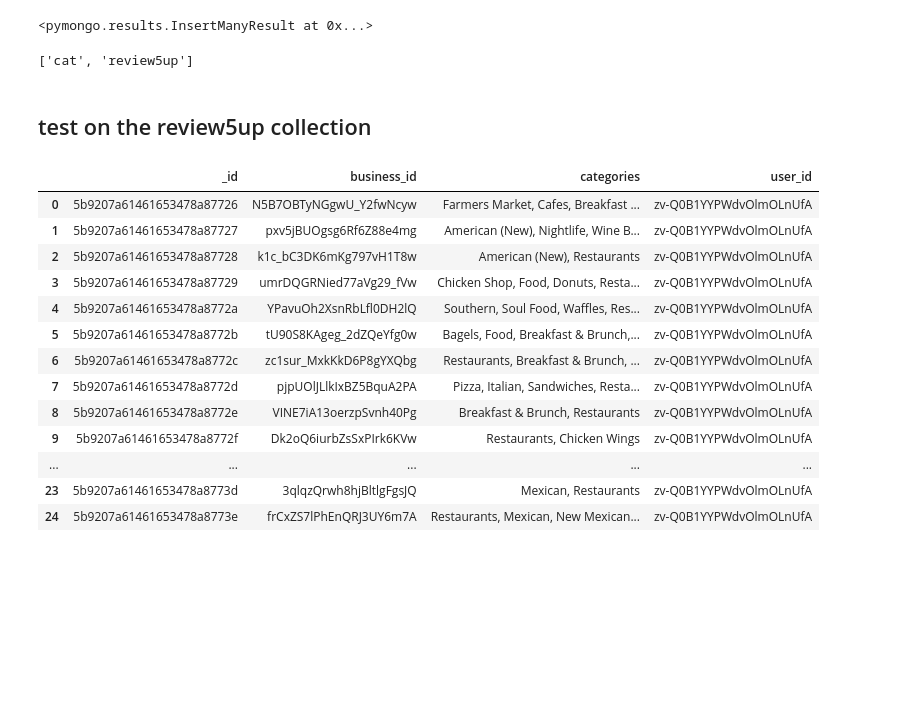
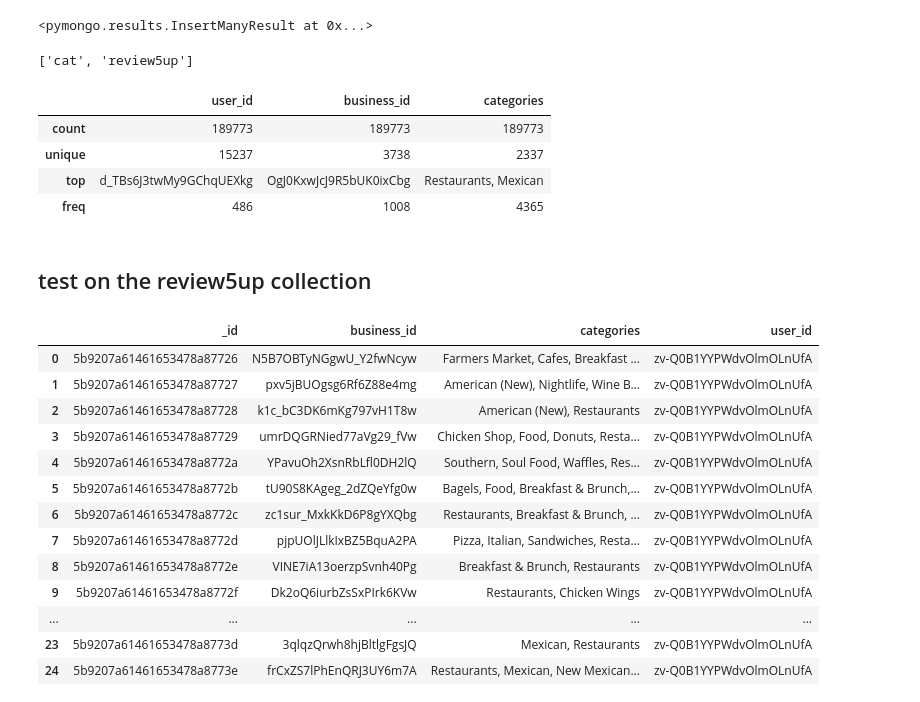
Before and after one commit to ShijunW/Galvanize-DSI-Capstone, a Jupyter notebook: MongoDB.ipynb, the cells around one changed output. Drawn from its saved outputs; the diff is of its cells as text; code cells hidden in the pictures; blank space fills up the shorter version.

```diff
--- a/MongoDB.ipynb
+++ b/MongoDB.ipynb
@@ -222,6 +222,14 @@ collection.insert_many(phx_sub.to_dict('records'))
 db.list_collection_names()
 # %% [output]
 ['cat', 'review5up']
+# %%
+phx_review_5.describe()
+# %% [output]
+|  | user_id | business_id | categories |
+| count | 189773 | 189773 | 189773 |
+| unique | 15237 | 3738 | 2337 |
+| top | d_TBs6J3twMy9GChqUEXkg | OgJ0KxwJcJ9R5bUK0ixCbg | Restaurants, Mexican |
+| freq | 486 | 1008 | 4365 |
 # %% [markdown]
 ## test on the review5up collection
 # %%
```
Also changed, not shown: parts of 1 cell of this notebook, 1 other file.
